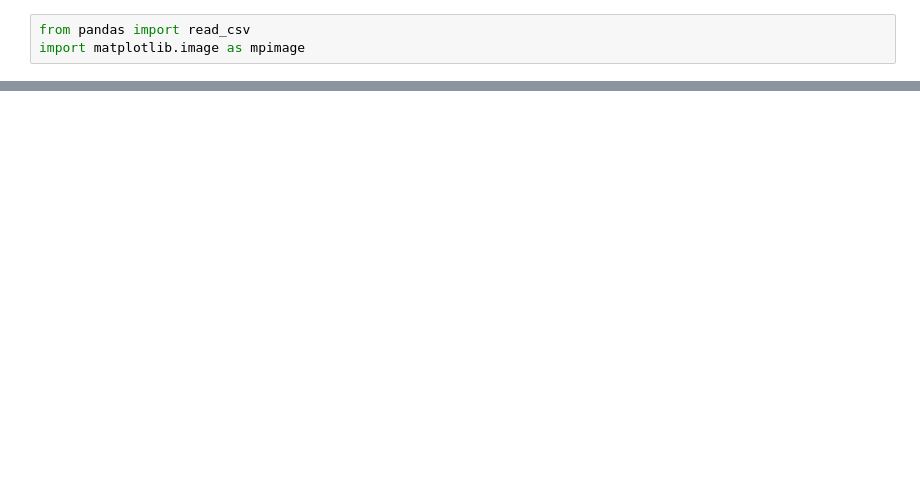
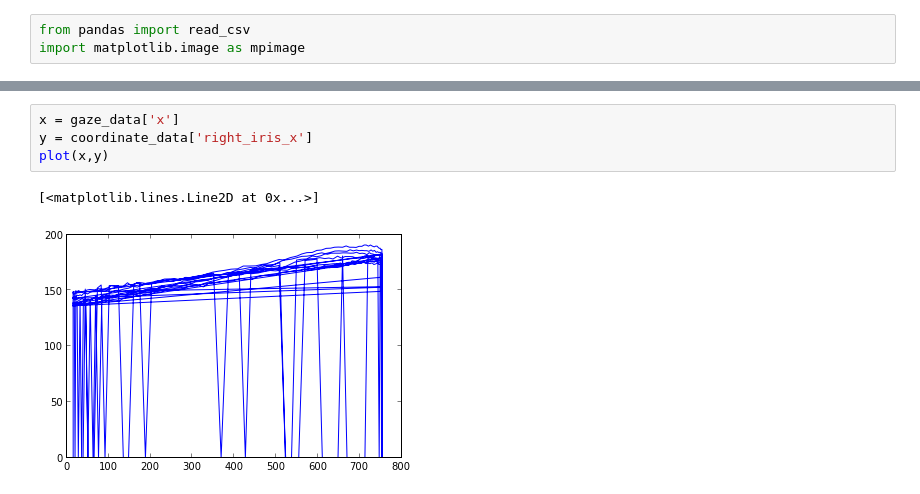
Before and after one commit to Mrk1869/EyeTracker_Regression, a Jupyter notebook: script.ipynb, the cells around one changed output, grey strips where cells are left out. Saved outputs shown, nothing was run; the diff lists cells and outputs as text; blank space fills up the shorter version.

```diff
--- a/script.ipynb
+++ b/script.ipynb
@@ -56,0 +65,7 @@ diff.plot()
+# %%
+x = gaze_data['x']
+y = coordinate_data['right_iris_x']
+plot(x,y)
+# %% [output]
+[<matplotlib.lines.Line2D at 0x...>]
+[figure, added]
```
Also changed, not shown: parts of 5 cells of this notebook.
